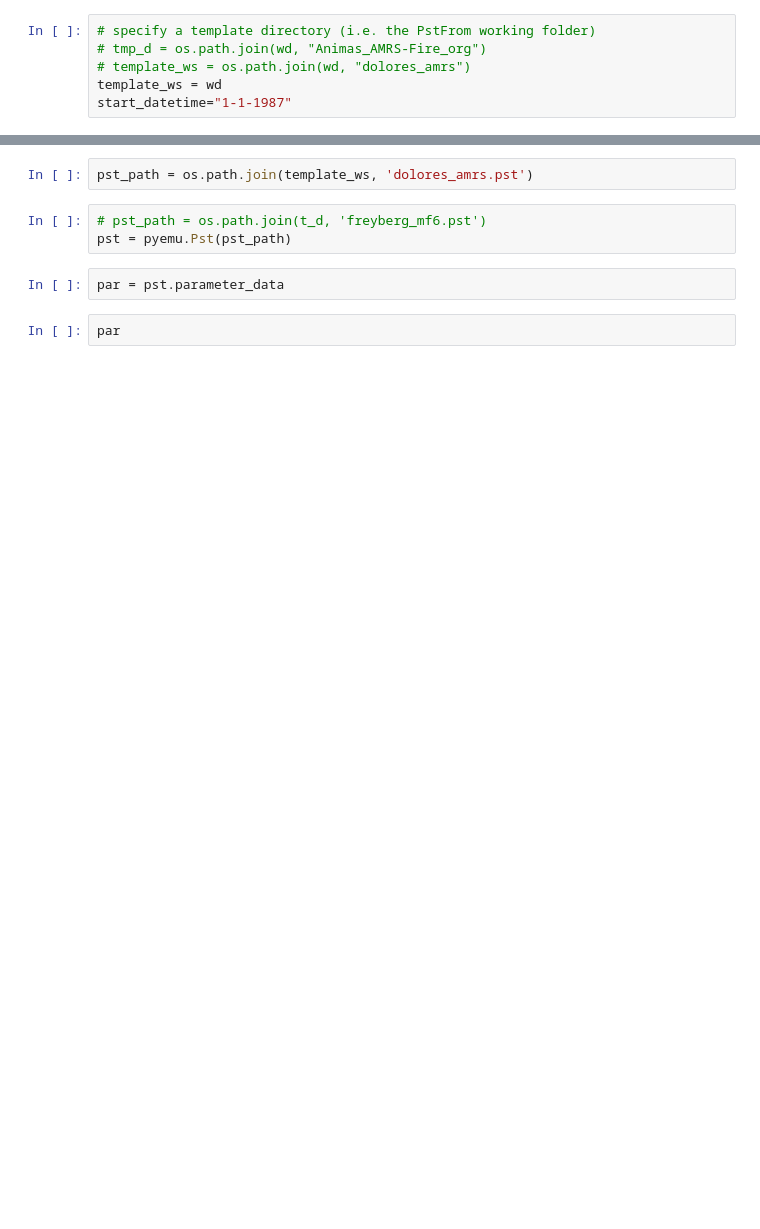
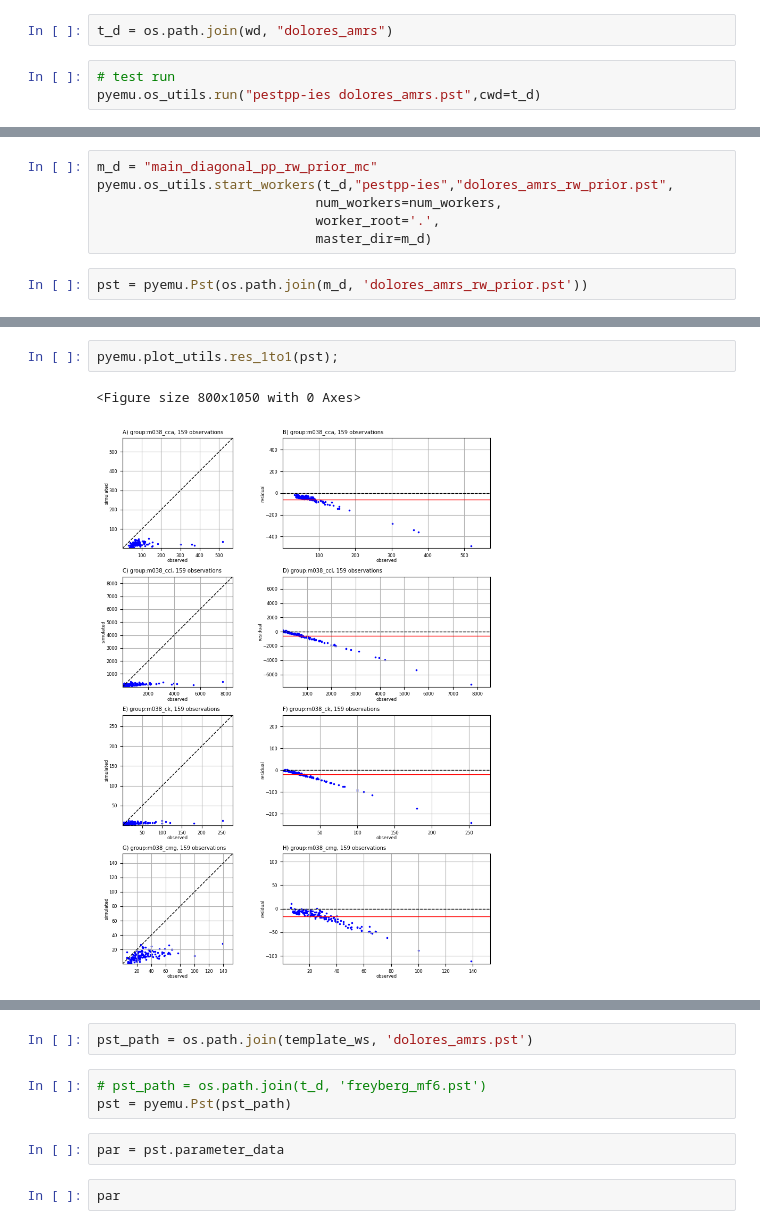
Before and after one commit to spark-brc/apexmf, a Jupyter notebook: notebooks/dolores/dolores_prior_monte_carlo.ipynb, the cells around one changed output, grey strips where cells are left out. Drawn from its saved outputs; the diff is of its cells as text; blank space fills up the shorter version.

Commit message:
updated dolores notebooks

```diff
--- a/notebooks/dolores/dolores_prior_monte_carlo.ipynb
+++ b/notebooks/dolores/dolores_prior_monte_carlo.ipynb
@@ -10,7 +20,6 @@ wd = "d:/Projects/Watersheds/Dolores/Analysis/AMRSs/apexmod_230124/dr_121120/dol
 os.chdir(wd)
 # %%
-# specify a template directory (i.e. the PstFrom working folder)
-# tmp_d = os.path.join(wd, "Animas_AMRS-Fire_org")
-# template_ws = os.path.join(wd, "dolores_amrs")
-template_ws = wd
-start_datetime="1-1-1987"
+t_d = os.path.join(wd, "dolores_amrs")
+# %%
+# test run
+pyemu.os_utils.run("pestpp-ies dolores_amrs.pst",cwd=t_d)
@@ -16,0 +34,8 @@ start_datetime="1-1-1987"
+# %%
+m_d = "main_diagonal_pp_rw_prior_mc"
+pyemu.os_utils.start_workers(t_d,"pestpp-ies","dolores_amrs_rw_prior.pst",
+                            num_workers=num_workers,
+                            worker_root='.',
+                            master_dir=m_d)
+# %%
+pst = pyemu.Pst(os.path.join(m_d, 'dolores_amrs_rw_prior.pst'))
@@ -16,0 +67,5 @@ start_datetime="1-1-1987"
+# %%
+pyemu.plot_utils.res_1to1(pst);
+# %% [output]
+<Figure size 800x1050 with 0 Axes>
+[figure, added]
```
Also changed, not shown: parts of 13 cells of this notebook, 1 other file.
